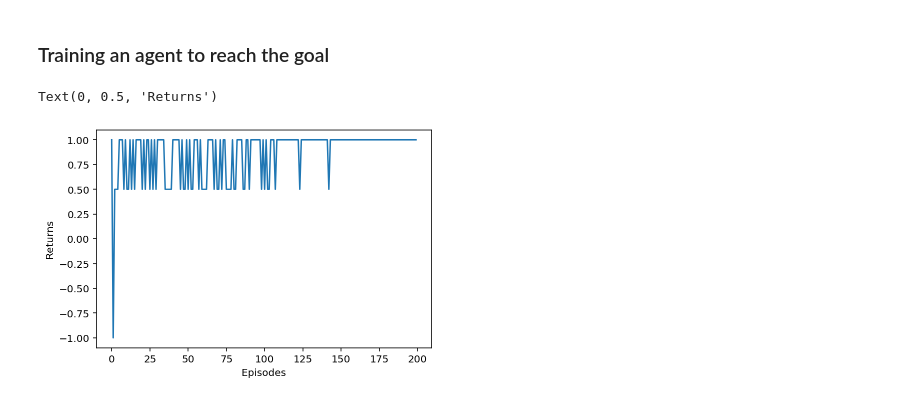
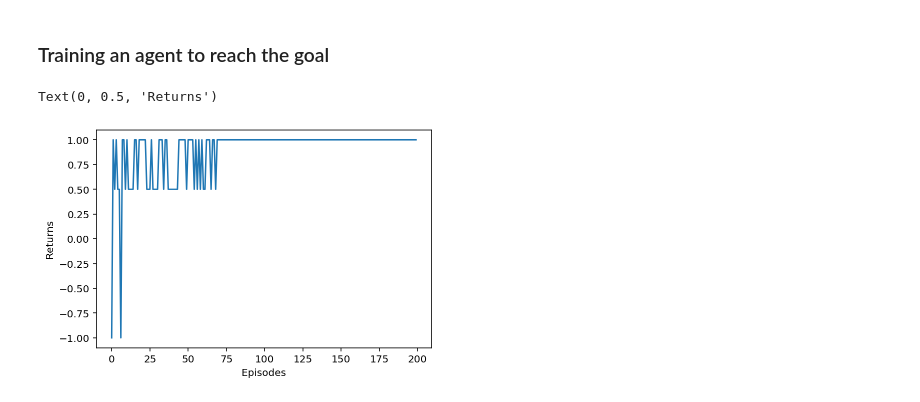
Before and after one commit to awjuliani/neuro-nav, a Jupyter notebook: notebooks/usage_tutorial.ipynb, the cells around one changed output. Cells and saved outputs as stored; diff of their text form; code cells hidden in the pictures.

```diff
--- a/notebooks/usage_tutorial.ipynb
+++ b/notebooks/usage_tutorial.ipynb
@@ -218,16 +219,16 @@ env.render()
 # %%
 num_episodes = 200
 num_steps = 25
 
-agent = TDQ(env.state_size, env.action_space.n, lr=1e-3, poltype="softmax", beta=1e3)
+agent = TDQ(env.state_size, env.action_space.n, lr=5e-3, poltype="softmax", beta=1e2)
 
 total_returns = []
 for i in range(num_episodes):
     agent, steps, returns = run_episode(env, agent, max_steps=num_steps)
     total_returns.append(returns)
 plt.plot(total_returns)
 plt.xlabel("Episodes")
 plt.ylabel("Returns")
 # %% [output]
 Text(0, 0.5, 'Returns')
-[figure, old version]
+[figure, new version]
```
Also changed, not shown: parts of 12 cells of this notebook, 46 other files.
